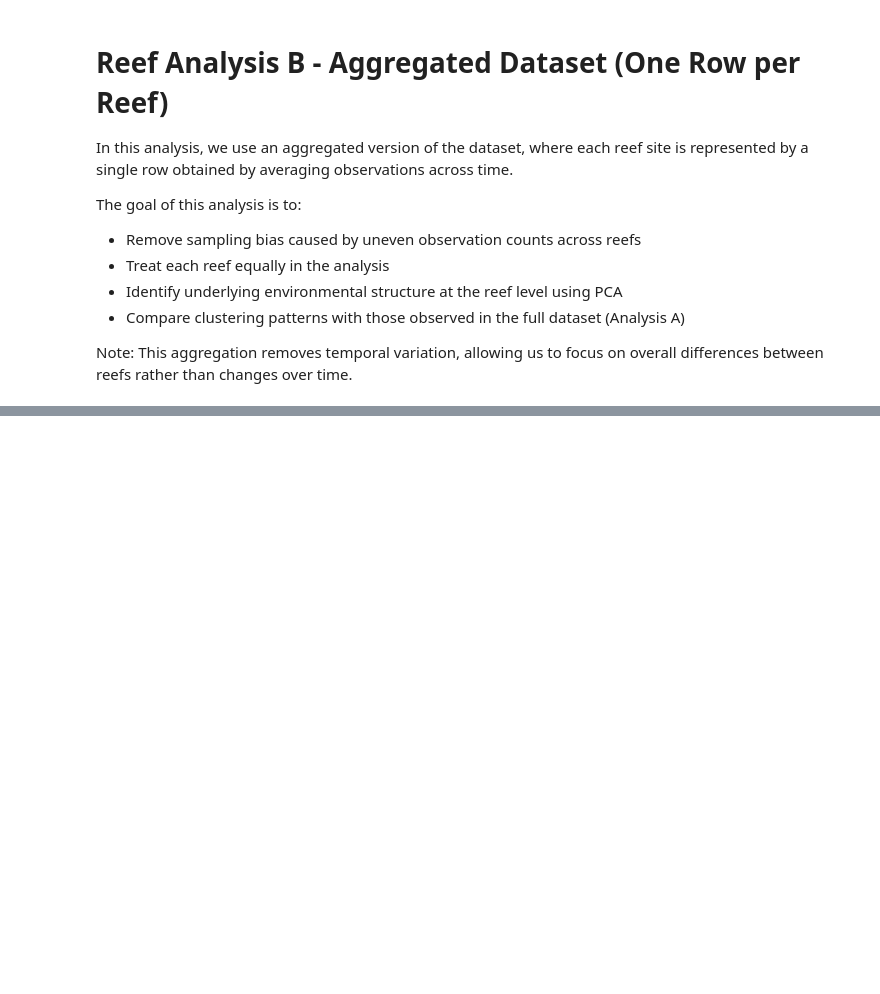
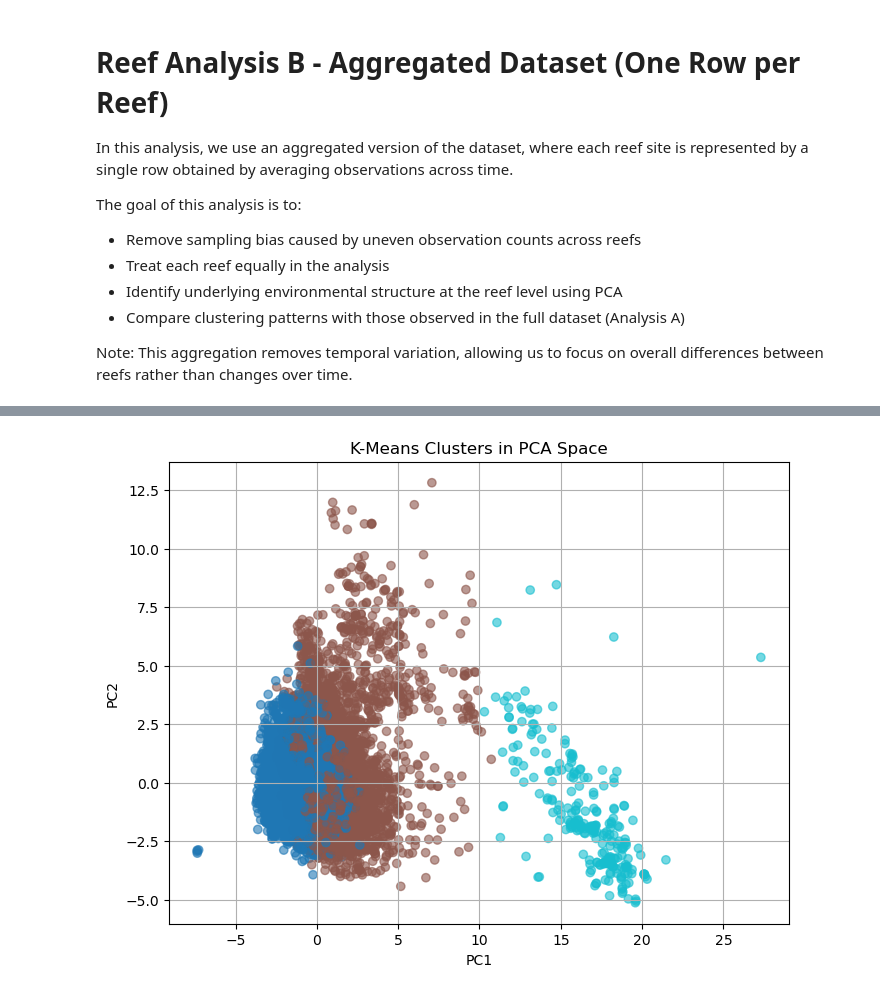
Before and after one commit to gebert98/CSCI4022Project, a Jupyter notebook: AnalysisB.ipynb, the cells around one changed output, grey strips where cells are left out. Saved outputs shown, nothing was run; the diff lists cells and outputs as text; code cells hidden in the pictures; blank space fills up the shorter version.

Commit message:
initial PCA and k-means for analysis B

```diff
--- a/AnalysisB.ipynb
+++ b/AnalysisB.ipynb
@@ -53,0 +133,23 @@ X_scaled = pd.DataFrame(
+# %%
+from sklearn.cluster import KMeans
+
+kmeans = KMeans(n_clusters=3, random_state=42)
+clusters = kmeans.fit_predict(X_pca[:, :5])  # use top PCs
+
+plt.figure(figsize=(8,6))
+
+plt.scatter(
+    X_pca[:,0],
+    X_pca[:,1],
+    c=clusters,
+    cmap="tab10",
+    alpha=0.6
+)
+
+plt.xlabel("PC1")
+plt.ylabel("PC2")
+plt.title("K-Means Clusters in PCA Space")
+plt.grid(True)
+plt.show()
+# %% [output]
+[figure, added]
```
Also changed, not shown: parts of 7 cells of this notebook.
